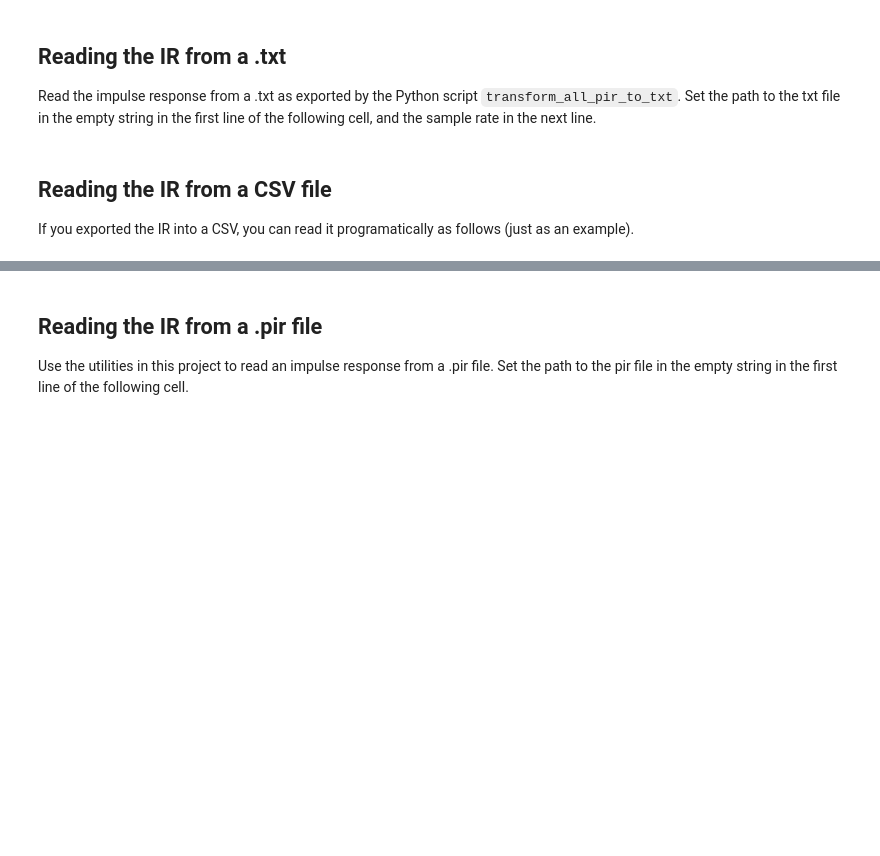
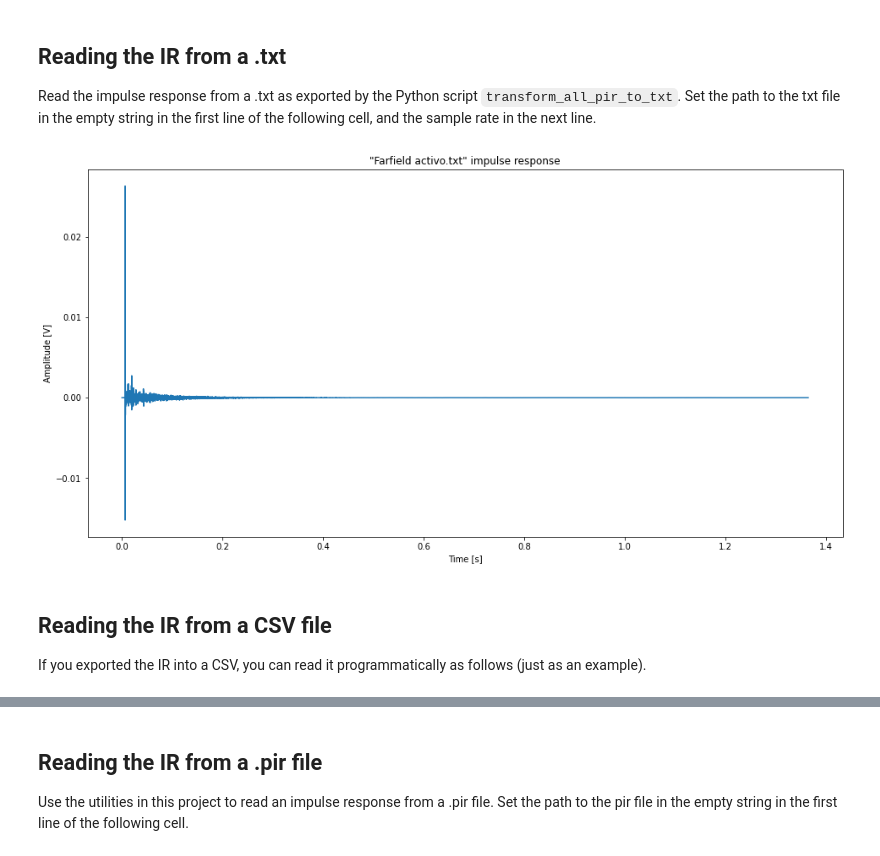
Before and after one commit to pupkinivan/pir-processing, a Jupyter notebook: plot_ir.ipynb, the cells around one changed output, grey strips where cells are left out. Cells and saved outputs as stored; diff of their text form; code cells hidden in the pictures; blank space fills up the shorter version.

```diff
--- a/plot_ir.ipynb
+++ b/plot_ir.ipynb
@@ -17,6 +17,14 @@ import numpy as np
 from pir import PirFile
 from utils import expand_absolute_path
 from pandas import read_csv
+
+def plot_ir(ir_matrix):
+    plt.figure(figsize=(16,8))
+    plt.plot(ir_matrix[:, 0], ir_matrix[:, 1])
+    plt.title(f"\"{file_path.split('/')[-1]}\" impulse response")
+    plt.xlabel("Time [s]")
+    plt.ylabel("Amplitude [V]")
+    plt.show()
 # %% [markdown]
 ## Reading the IR from a .txt
 
@@ -24,16 +32,20 @@ Read the impulse response from a .txt as exported by the Python script `transfor
 # %%
 file_path = expand_absolute_path("")  # Set the empty string to the ABSOLUTE path to the .txt file.
 sample_rate = 48000
 with open(file_path, 'r') as file:
     ir = []
     while value := file.readline():
         ir.append(float(value.strip('\n')))
 
 ir = np.array(ir)
 time_vector = np.linspace(0, ir.shape[0] / sample_rate, ir.shape[0])
 ir_matrix = np.array([time_vector, ir]).T
+
+plot_ir(ir_matrix)
+# %% [output]
+[figure, added]
 # %% [markdown]
 ## Reading the IR from a CSV file
 
-If you exported the IR into a CSV, you can read it programatically as follows (just as an example).
+If you exported the IR into a CSV, you can read it programmatically as follows (just as an example).
 # %%
```
Also changed, not shown: parts of 4 cells of this notebook.
